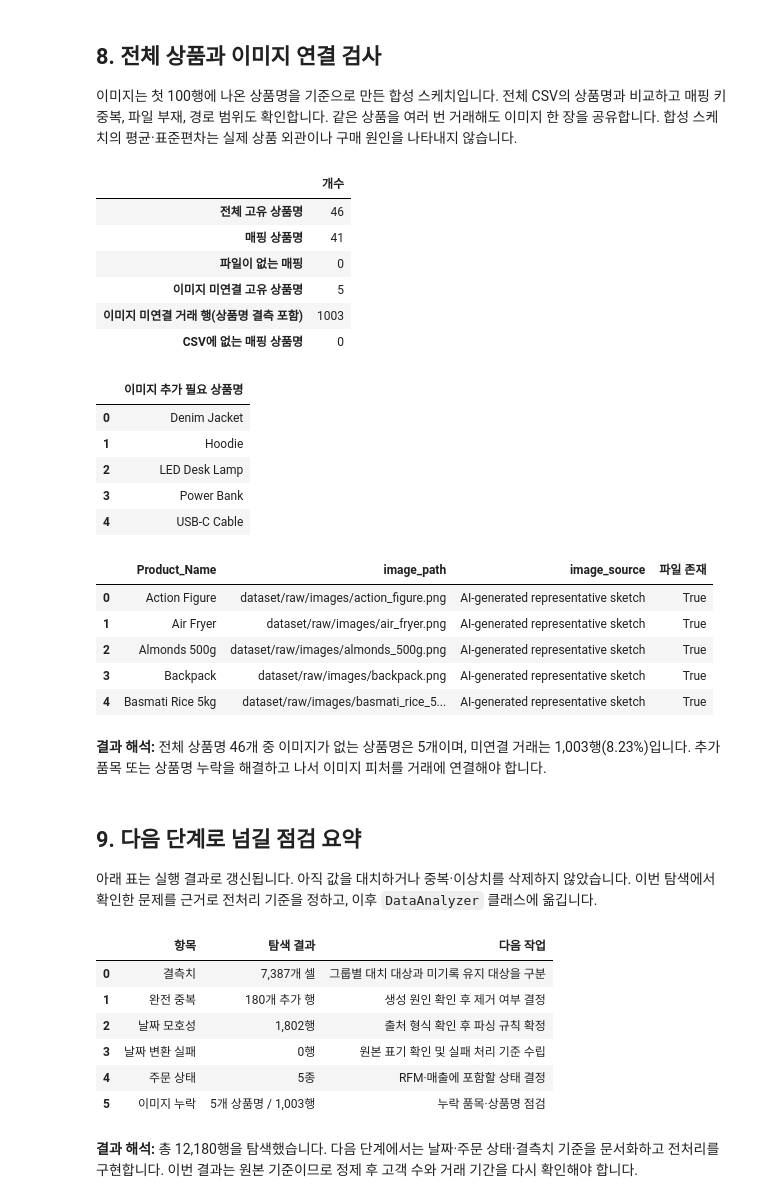
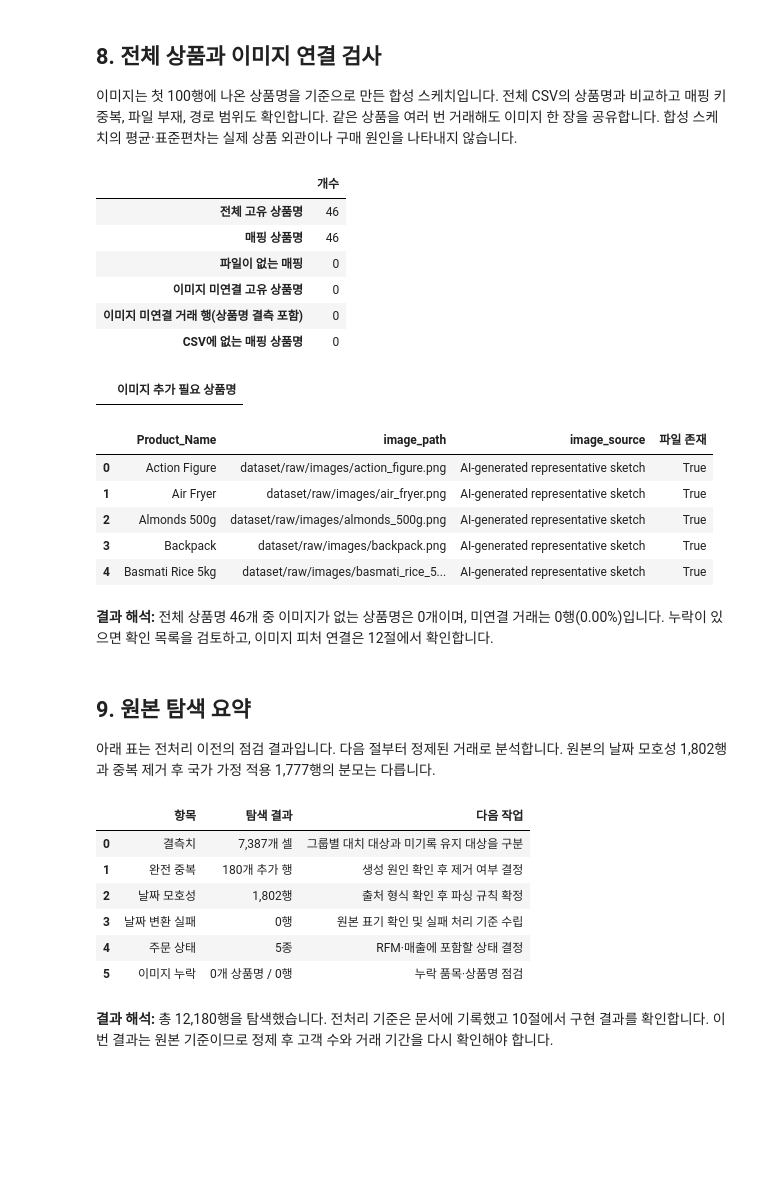
Before and after one commit to PBK98/Numpy_Pandas, a Jupyter notebook: notebooks/analysis_report.ipynb, the cells around one changed output. Cells and saved outputs as stored; diff of their text form; code cells hidden in the pictures; blank space fills up the shorter version.

```diff
--- a/notebooks/analysis_report.ipynb
+++ b/notebooks/analysis_report.ipynb
@@ -437,53 +437,48 @@ if map_names.isna().any() or map_names.duplicated().any():
     raise ValueError('이미지 매핑의 상품명 누락 또는 중복을 먼저 해결하세요.')
 def image_exists(value):
     if pd.isna(value):
         return False
     path = (ROOT / str(value)).resolve()
     return path.is_relative_to((ROOT / 'dataset/raw/images').resolve()) and path.is_file()
 mapping['파일 존재'] = mapping['image_path'].map(image_exists)
 mapping['Product_Name'] = map_names
 available = set(mapping.loc[mapping['파일 존재'], 'Product_Name'])
 products = set(df['Product_Name'].dropna())
 missing_products = sorted(products - available)
 extra_products = sorted(set(map_names.dropna()) - products)
 unmatched = df['Product_Name'].isna() | ~df['Product_Name'].isin(available)
 display(pd.Series({
     '전체 고유 상품명': len(products), '매핑 상품명': len(mapping),
     '파일이 없는 매핑': int((~mapping['파일 존재']).sum()),
     '이미지 미연결 고유 상품명': len(missing_products),
     '이미지 미연결 거래 행(상품명 결측 포함)': int(unmatched.sum()),
     'CSV에 없는 매핑 상품명': len(extra_products),
 }, name='개수').to_frame())
 display(pd.DataFrame({'이미지 추가 필요 상품명': missing_products}))
 display(mapping.head())
 explain(f'전체 상품명 {len(products)}개 중 이미지가 없는 상품명은 {len(missing_products)}개이며, '
         f'미연결 거래는 {int(unmatched.sum()):,}행({unmatched.mean()*100:.2f}%)입니다. '
-        '추가 품목 또는 상품명 누락을 해결하고 나서 이미지 피처를 거래에 연결해야 합니다.')
+        '누락이 있으면 확인 목록을 검토하고, 이미지 피처 연결은 12절에서 확인합니다.')
 # %% [output]
 |  | 개수 |
 | 전체 고유 상품명 | 46 |
-| 매핑 상품명 | 41 |
+| 매핑 상품명 | 46 |
 | 파일이 없는 매핑 | 0 |
-| 이미지 미연결 고유 상품명 | 5 |
-| 이미지 미연결 거래 행(상품명 결측 포함) | 1003 |
+| 이미지 미연결 고유 상품명 | 0 |
+| 이미지 미연결 거래 행(상품명 결측 포함) | 0 |
 | CSV에 없는 매핑 상품명 | 0 |
 |  | 이미지 추가 필요 상품명 |
-| 0 | Denim Jacket |
-| 1 | Hoodie |
-| 2 | LED Desk Lamp |
-| 3 | Power Bank |
-| 4 | USB-C Cable |
 |  | Product_Name | image_path | image_source | 파일 존재 |
 | 0 | Action Figure | dataset/raw/images/action_figure.png | AI-generated representative sketch | True |
 | 1 | Air Fryer | dataset/raw/images/air_fryer.png | AI-generated representative sketch | True |
 | 2 | Almonds 500g | dataset/raw/images/almonds_500g.png | AI-generated representative sketch | True |
 | 3 | Backpack | dataset/raw/images/backpack.png | AI-generated representative sketch | True |
 | 4 | Basmati Rice 5kg | dataset/raw/images/basmati_rice_5... | AI-generated representative sketch | True |
-**결과 해석:** 전체 상품명 46개 중 이미지가 없는 상품명은 5개이며, 미연결 거래는 1,003행(8.23%)입니다. 추가 품목 또는 상품명 누락을 해결하고 나서 이미지 피처를 거래에 연결해야 합니다.
+**결과 해석:** 전체 상품명 46개 중 이미지가 없는 상품명은 0개이며, 미연결 거래는 0행(0.00%)입니다. 누락이 있으면 확인 목록을 검토하고, 이미지 피처 연결은 12절에서 확인합니다.
 # %% [markdown]
-## 9. 다음 단계로 넘길 점검 요약
-아래 표는 실행 결과로 갱신됩니다. 아직 값을 대치하거나 중복·이상치를 삭제하지 않았습니다.
-이번 탐색에서 확인한 문제를 근거로 전처리 기준을 정하고, 이후 `DataAnalyzer` 클래스에 옮깁니다.
+## 9. 원본 탐색 요약
+
+아래 표는 전처리 이전의 점검 결과입니다. 다음 절부터 정제된 거래로 분석합니다. 원본의 날짜 모호성 1,802행과 중복 제거 후 국가 가정 적용 1,777행의 분모는 다릅니다.
 # %%
 summary = pd.DataFrame([
     ['결측치', f'{int(df.isna().sum().sum()):,}개 셀', '그룹별 대치 대상과 미기록 유지 대상을 구분'],
@@ -494,7 +489,7 @@ summary = pd.DataFrame([
     ['이미지 누락', f'{len(missing_products)}개 상품명 / {int(unmatched.sum()):,}행', '누락 품목·상품명 점검'],
 ], columns=['항목', '탐색 결과', '다음 작업'])
 display(summary)
-explain(f'총 {n_rows:,}행을 탐색했습니다. 다음 단계에서는 날짜·주문 상태·결측치 기준을 문서화하고 전처리를 구현합니다. '
+explain(f'총 {n_rows:,}행을 탐색했습니다. 전처리 기준은 문서에 기록했고 10절에서 구현 결과를 확인합니다. '
         '이번 결과는 원본 기준이므로 정제 후 고객 수와 거래 기간을 다시 확인해야 합니다.')
 # %% [output]
 |  | 항목 | 탐색 결과 | 다음 작업 |
@@ -503,5 +498,5 @@ explain(f'총 {n_rows:,}행을 탐색했습니다. 다음 단계에서는 날짜
 | 2 | 날짜 모호성 | 1,802행 | 출처 형식 확인 후 파싱 규칙 확정 |
 | 3 | 날짜 변환 실패 | 0행 | 원본 표기 확인 및 실패 처리 기준 수립 |
 | 4 | 주문 상태 | 5종 | RFM·매출에 포함할 상태 결정 |
-| 5 | 이미지 누락 | 5개 상품명 / 1,003행 | 누락 품목·상품명 점검 |
+| 5 | 이미지 누락 | 0개 상품명 / 0행 | 누락 품목·상품명 점검 |
-**결과 해석:** 총 12,180행을 탐색했습니다. 다음 단계에서는 날짜·주문 상태·결측치 기준을 문서화하고 전처리를 구현합니다. 이번 결과는 원본 기준이므로 정제 후 고객 수와 거래 기간을 다시 확인해야 합니다.
+**결과 해석:** 총 12,180행을 탐색했습니다. 전처리 기준은 문서에 기록했고 10절에서 구현 결과를 확인합니다. 이번 결과는 원본 기준이므로 정제 후 고객 수와 거래 기간을 다시 확인해야 합니다.
```
Also changed, not shown: parts of 22 cells of this notebook.
